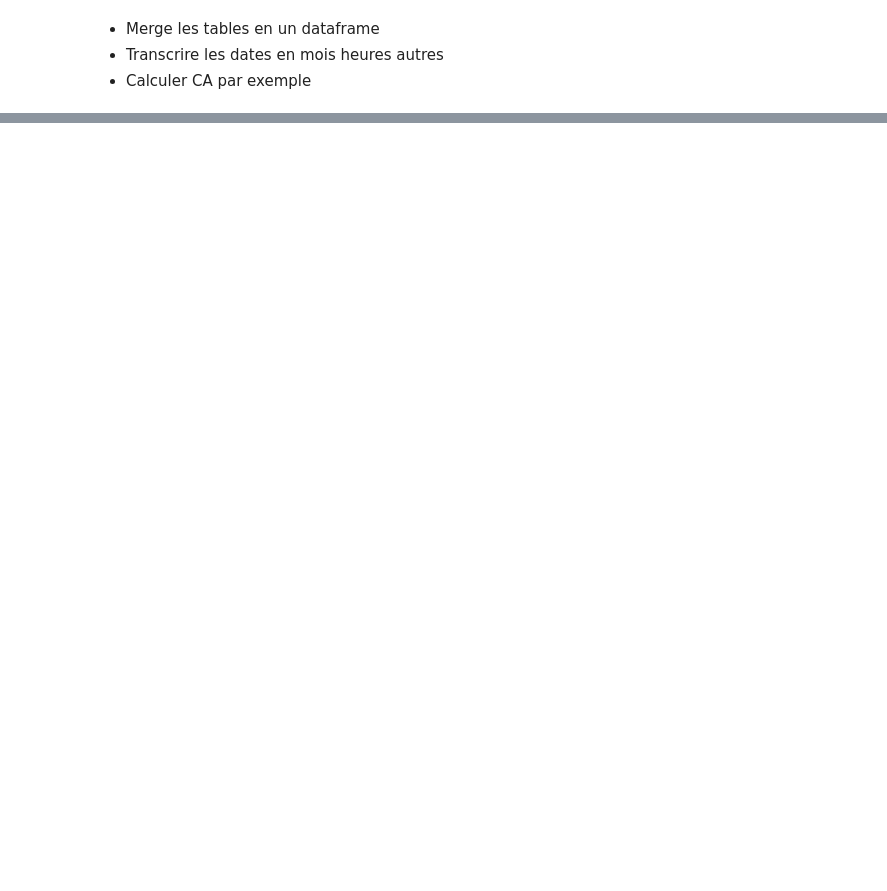
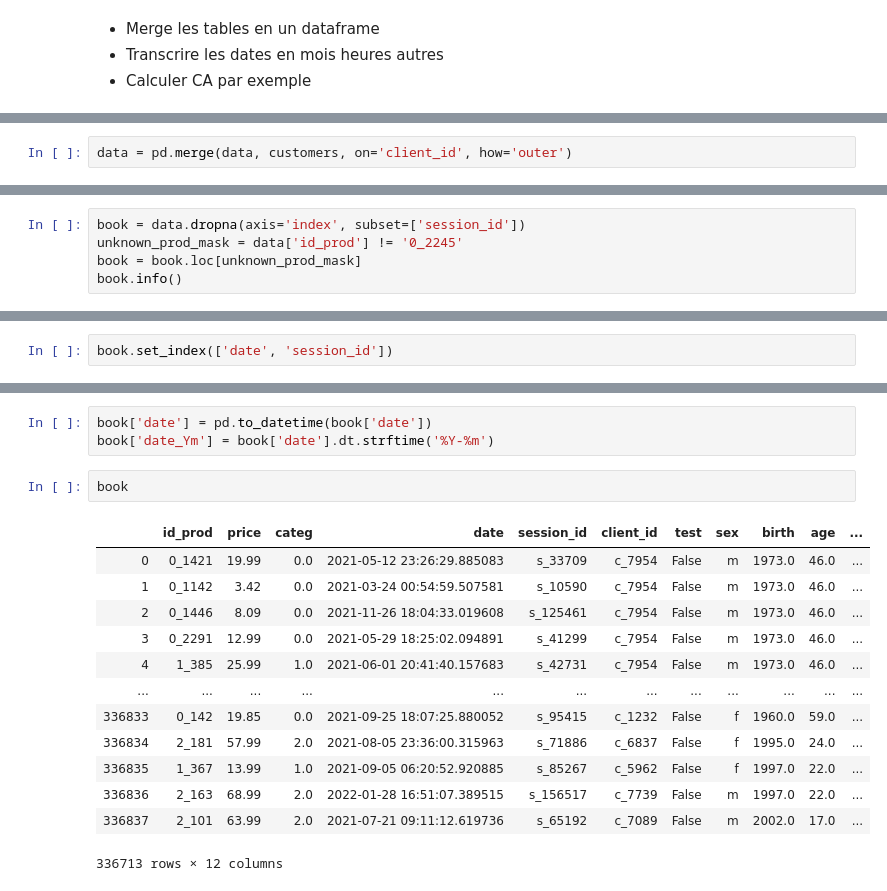
Before and after one commit to Sh4mSh4m/OCR_DA_proj4, a Jupyter notebook: Projet 4 - Analysez les ventes de votre entreprise.ipynb, the cells around one changed output, grey strips where cells are left out. Drawn from its saved outputs; the diff is of its cells as text; blank space fills up the shorter version.

```diff
--- a/Projet 4 - Analysez les ventes de votre entreprise.ipynb
+++ b/Projet 4 - Analysez les ventes de votre entreprise.ipynb
@@ -434,0 +445,2 @@ transactions.head()
+# %%
+data = pd.merge(data, customers, on='client_id', how='outer')
@@ -434,0 +531,5 @@ transactions.head()
+# %%
+book = data.dropna(axis='index', subset=['session_id'])
+unknown_prod_mask = data['id_prod'] != '0_2245'
+book = book.loc[unknown_prod_mask]
+book.info()
@@ -434,0 +568,2 @@ transactions.head()
+# %%
+book.set_index(['date', 'session_id'])
@@ -434,0 +591,19 @@ transactions.head()
+# %%
+book['date'] = pd.to_datetime(book['date'])
+book['date_Ym'] = book['date'].dt.strftime('%Y-%m')
+# %%
+book
+# %% [output]
+|  | id_prod | price | categ | date | session_id | client_id | test | sex | birth | age | ... |
+| 0 | 0_1421 | 19.99 | 0.0 | 2021-05-12 23:26:29.885083 | s_33709 | c_7954 | False | m | 1973.0 | 46.0 | ... |
+| 1 | 0_1142 | 3.42 | 0.0 | 2021-03-24 00:54:59.507581 | s_10590 | c_7954 | False | m | 1973.0 | 46.0 | ... |
+| 2 | 0_1446 | 8.09 | 0.0 | 2021-11-26 18:04:33.019608 | s_125461 | c_7954 | False | m | 1973.0 | 46.0 | ... |
+| 3 | 0_2291 | 12.99 | 0.0 | 2021-05-29 18:25:02.094891 | s_41299 | c_7954 | False | m | 1973.0 | 46.0 | ... |
+| 4 | 1_385 | 25.99 | 1.0 | 2021-06-01 20:41:40.157683 | s_42731 | c_7954 | False | m | 1973.0 | 46.0 | ... |
+| ... | ... | ... | ... | ... | ... | ... | ... | ... | ... | ... | ... |
+| 336833 | 0_142 | 19.85 | 0.0 | 2021-09-25 18:07:25.880052 | s_95415 | c_1232 | False | f | 1960.0 | 59.0 | ... |
+| 336834 | 2_181 | 57.99 | 2.0 | 2021-08-05 23:36:00.315963 | s_71886 | c_6837 | False | f | 1995.0 | 24.0 | ... |
+| 336835 | 1_367 | 13.99 | 1.0 | 2021-09-05 06:20:52.920885 | s_85267 | c_5962 | False | f | 1997.0 | 22.0 | ... |
+| 336836 | 2_163 | 68.99 | 2.0 | 2022-01-28 16:51:07.389515 | s_156517 | c_7739 | False | m | 1997.0 | 22.0 | ... |
+| 336837 | 2_101 | 63.99 | 2.0 | 2021-07-21 09:11:12.619736 | s_65192 | c_7089 | False | m | 2002.0 | 17.0 | ... |
+336713 rows × 12 columns
```
Also changed, not shown: parts of 25 cells of this notebook.
